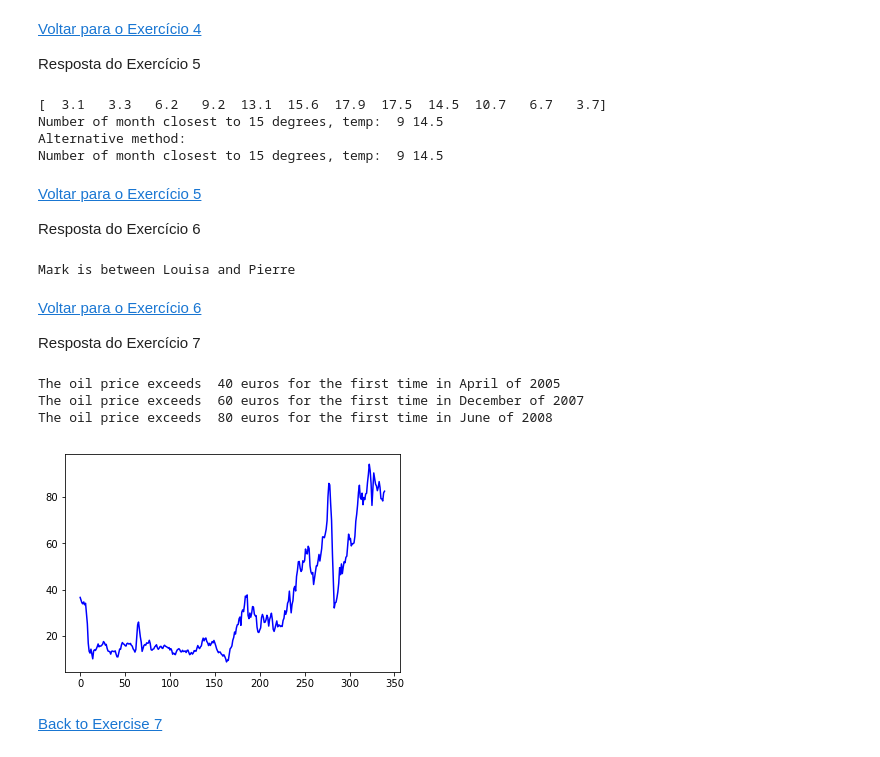
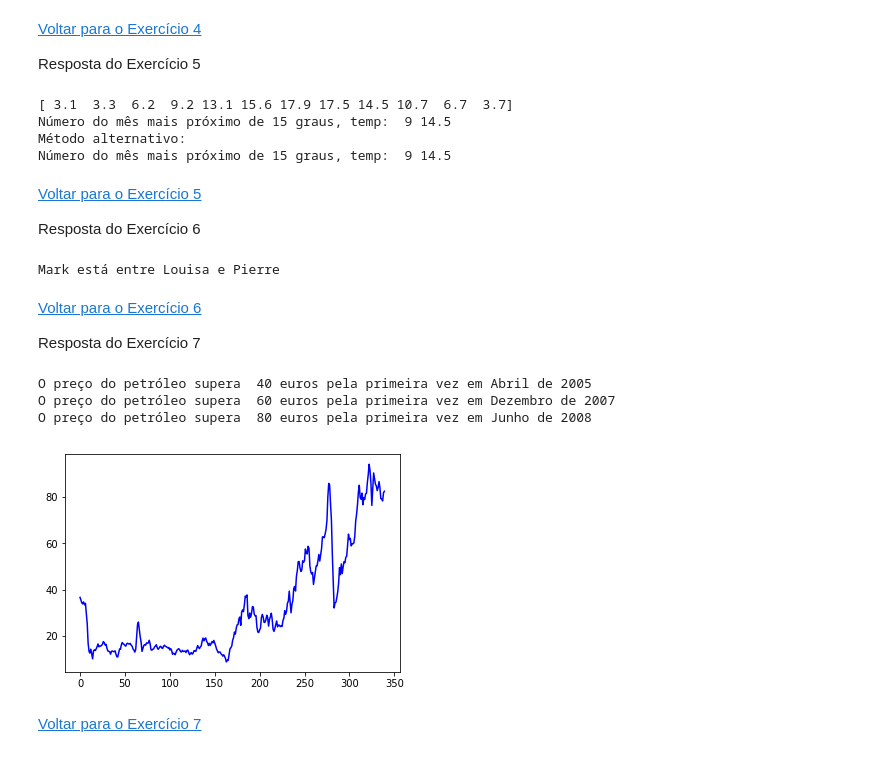
Before and after one commit to j3ffsilva/pucsp-students, a Jupyter notebook: engbio/2oano/2018/aula02/engbio-2018-2oano-a2.ipynb.ipynb, the cells around one changed output. Cells and saved outputs as stored; diff of their text form; code cells hidden in the pictures.

```diff
--- a/engbio/2oano/2018/aula02/engbio-2018-2oano-a2.ipynb.ipynb
+++ b/engbio/2oano/2018/aula02/engbio-2018-2oano-a2.ipynb.ipynb
@@ -444,15 +447,15 @@ for i in range(12):
     if abs(temperature[i] - 15) < tdiff:
         monthindex = i
         tdiff = abs(temperature[i] - 15)
-print('Number of month closest to 15 degrees, temp: ', monthindex + 1, temperature[monthindex])
-print('Alternative method:')
+print('Número do mês mais próximo de 15 graus, temp: ', monthindex + 1, temperature[monthindex])
+print('Método alternativo:')
 altmin = np.argmin(abs(temperature - 15))
-print('Number of month closest to 15 degrees, temp: ', altmin + 1, temperature[altmin])
+print('Número do mês mais próximo de 15 graus, temp: ', altmin + 1, temperature[altmin])
 # %% [output]
-[  3.1   3.3   6.2   9.2  13.1  15.6  17.9  17.5  14.5  10.7   6.7   3.7]
-Number of month closest to 15 degrees, temp:  9 14.5
-Alternative method:
-Number of month closest to 15 degrees, temp:  9 14.5
+[ 3.1  3.3  6.2  9.2 13.1 15.6 17.9 17.5 14.5 10.7  6.7  3.7]
+Número do mês mais próximo de 15 graus, temp:  9 14.5
+Método alternativo:
+Número do mês mais próximo de 15 graus, temp:  9 14.5
 # %% [markdown]
 <a href="#back5">Voltar para o Exercício 5</a>
 
@@ -463,9 +466,9 @@ myname = 'Mark'
 for i in range(len(x)):
     if myname < x[i]:
         break
-print(myname, 'is between', x[i-1], 'and', x[i])
+print(myname, 'está entre', x[i-1], 'e', x[i])
 # %% [output]
-Mark is between Louisa and Pierre
+Mark está entre Louisa e Pierre
 # %% [markdown]
 <a href="#back6">Voltar para o Exercício 6</a>
 
@@ -473,20 +476,20 @@ Mark is between Louisa and Pierre
 # %%
 oilprice = np.loadtxt('preco-oleo-mensal.tsv', delimiter=',')
 plt.plot(oilprice[:,2], 'b-')
 nrow, ncol = oilprice.shape
-months = ['January', 'February', 'March', 'April',\
-          'May','June', 'July', 'August', 'September',\
-          'October', 'November', 'December']
+months = ['Janeiro', 'Fevereiro', 'Março', 'Abril',\
+          'Maio','Junho', 'Julho', 'Agosto', 'Setembro',\
+          'October', 'Novembro', 'Dezembro']
 for price in [40, 60, 80]:
     for i in range(nrow):
         if oilprice[i, 2] > price:
-            print('The oil price exceeds ', price, 'euros for the first time in', \
-                  months[int(oilprice[i, 1])], 'of', int(oilprice[i, 0]))
+            print('O preço do petróleo supera', price, 'euros pela primeira vez em', \
+                  months[int(oilprice[i, 1])], 'de', int(oilprice[i, 0]))
             break
 # %% [output]
-The oil price exceeds  40 euros for the first time in April of 2005
-The oil price exceeds  60 euros for the first time in December of 2007
-The oil price exceeds  80 euros for the first time in June of 2008
+O preço do petróleo supera  40 euros pela primeira vez em Abril de 2005
+O preço do petróleo supera  60 euros pela primeira vez em Dezembro de 2007
+O preço do petróleo supera  80 euros pela primeira vez em Junho de 2008
-[figure, old version]
+[figure, new version]
 # %% [markdown]
-<a href="#back7">Back to Exercise 7</a>
+<a href="#back7">Voltar para o Exercício 7</a>
```
Also changed, not shown: parts of 22 cells of this notebook.
